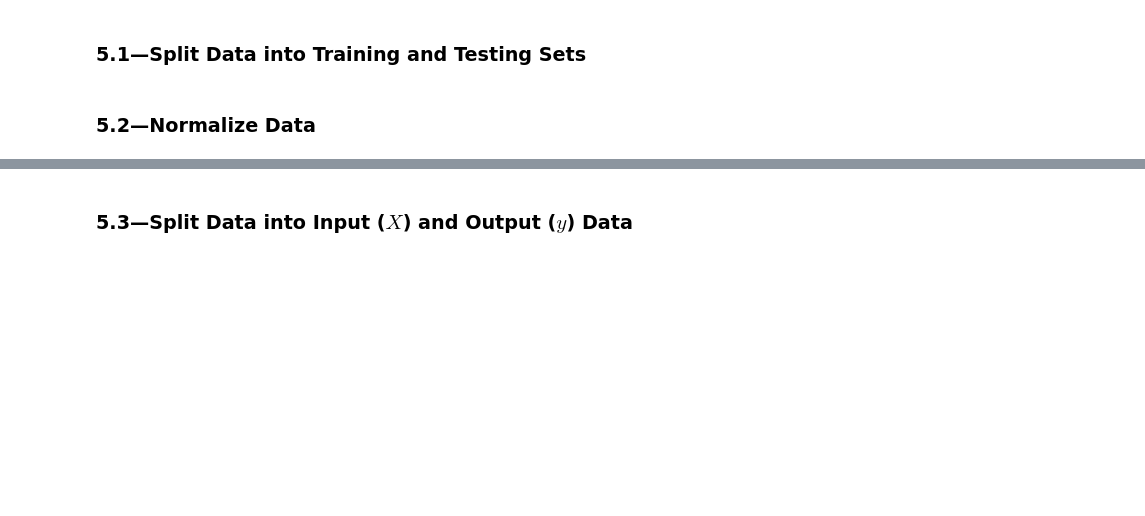
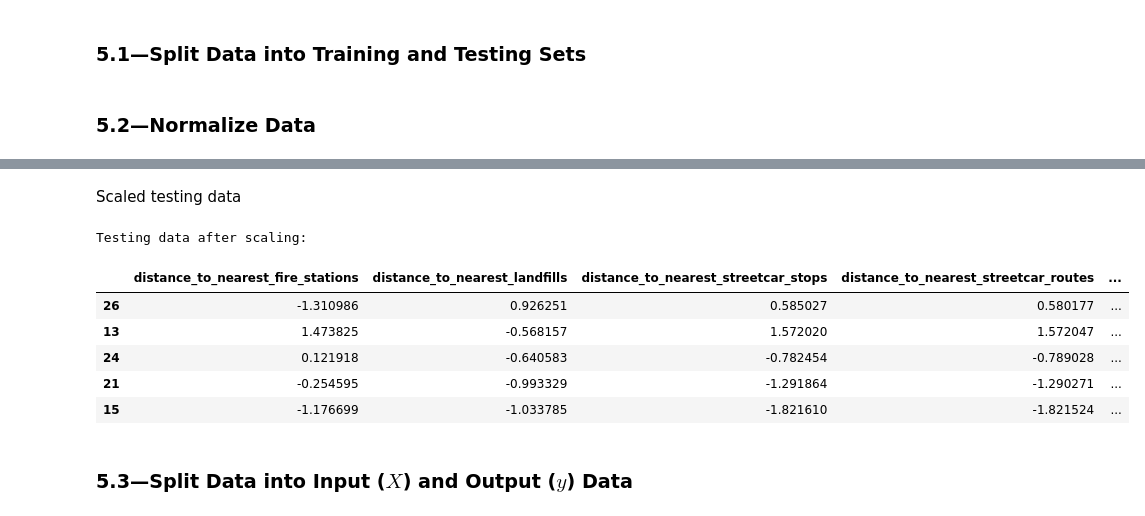
Before and after one commit to christian-byrne/tucson-crime-models, a Jupyter notebook: main.ipynb, the cells around one changed output, grey strips where cells are left out. Saved outputs shown, nothing was run; the diff lists cells and outputs as text; code cells hidden in the pictures; blank space fills up the shorter version.

```diff
--- a/main.ipynb
+++ b/main.ipynb
@@ -889,3 +878,16 @@ Training data after scaling:
+# %% [markdown]
+Scaled testing data
+# %%
+print("Testing data after scaling:")
+test.head()
+# %% [output]
+Testing data after scaling:
+|  | distance_to_nearest_fire_stations | distance_to_nearest_landfills | distance_to_nearest_streetcar_stops | distance_to_nearest_streetcar_routes | ... |
+| 26 | -1.310986 | 0.926251 | 0.585027 | 0.580177 | ... |
+| 13 | 1.473825 | -0.568157 | 1.572020 | 1.572047 | ... |
+| 24 | 0.121918 | -0.640583 | -0.782454 | -0.789028 | ... |
+| 21 | -0.254595 | -0.993329 | -1.291864 | -1.290271 | ... |
+| 15 | -1.176699 | -1.033785 | -1.821610 | -1.821524 | ... |
 # %% [markdown]
 ### 5.3—Split Data into Input ($X$) and Output ($y$) Data
 # %%
```
Also changed, not shown: parts of 4 cells of this notebook.
